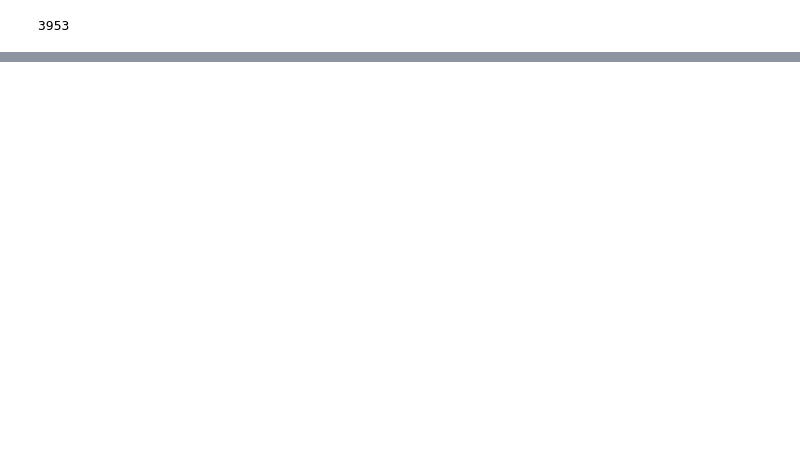
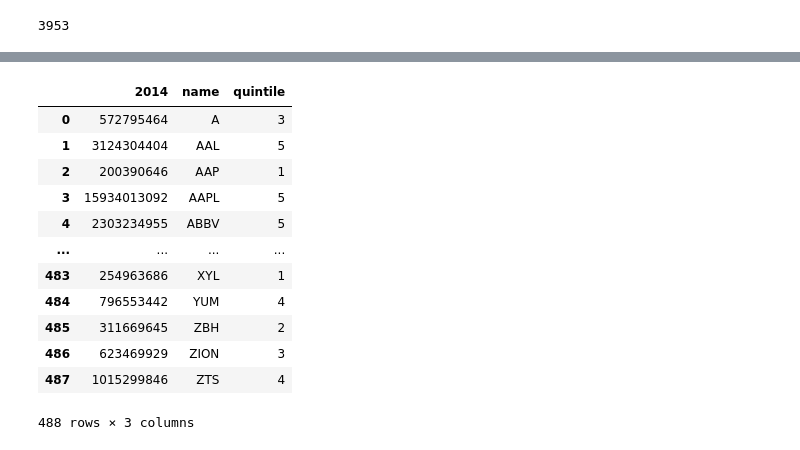
Before and after one commit to baruchfrost/legendary-invention, a Jupyter notebook: data_analysis_bf.ipynb, the cells around one changed output, grey strips where cells are left out. Saved outputs shown, nothing was run; the diff lists cells and outputs as text; code cells hidden in the pictures; blank space fills up the shorter version.

```diff
--- a/data_analysis_bf.ipynb
+++ b/data_analysis_bf.ipynb
@@ -129,0 +132,16 @@ first_last_days_data.reset_index()
+# %%
+volume_data_2014
+# %% [output]
+|  | 2014 | name | quintile |
+| 0 | 572795464 | A | 3 |
+| 1 | 3124304404 | AAL | 5 |
+| 2 | 200390646 | AAP | 1 |
+| 3 | 15934013092 | AAPL | 5 |
+| 4 | 2303234955 | ABBV | 5 |
+| ... | ... | ... | ... |
+| 483 | 254963686 | XYL | 1 |
+| 484 | 796553442 | YUM | 4 |
+| 485 | 311669645 | ZBH | 2 |
+| 486 | 623469929 | ZION | 3 |
+| 487 | 1015299846 | ZTS | 4 |
+488 rows × 3 columns
```
Also changed, not shown: parts of 13 cells of this notebook.
